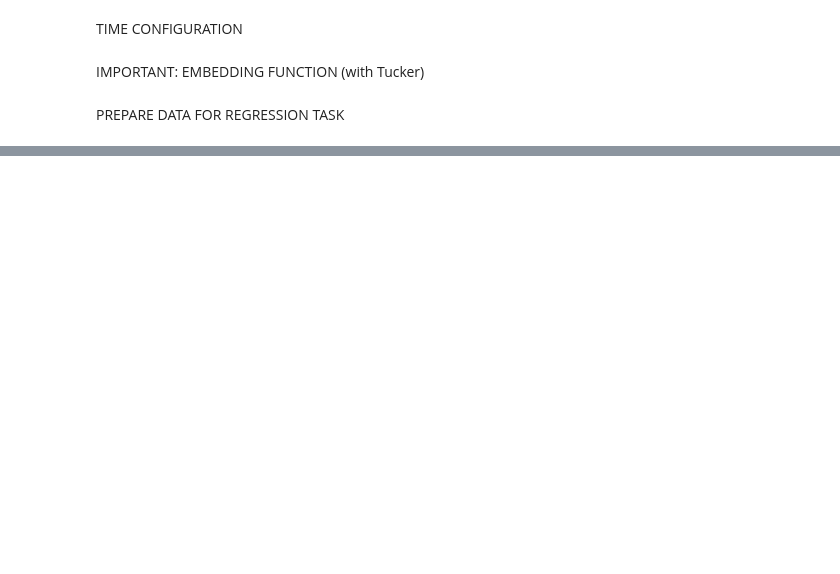
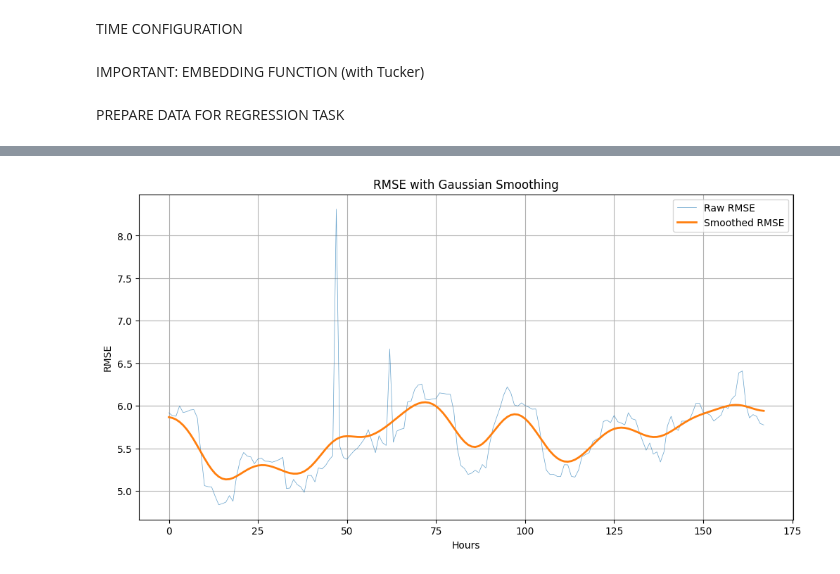
Before and after one commit to ArmanddeCacqueray/Rebalancig_final_repository, a Jupyter notebook: z_benchmark/moyenne.ipynb, the cells around one changed output, grey strips where cells are left out. Cells and saved outputs as stored; diff of their text form; code cells hidden in the pictures; blank space fills up the shorter version.

```diff
--- a/z_benchmark/moyenne.ipynb
+++ b/z_benchmark/moyenne.ipynb
@@ -217,0 +215,19 @@ PREDICTION FUNCTIONS
+# %%
+# Apply Gaussian smoothing to flat_rmse
+flat_rmse = flat_rmse[168:2*168]
+sigma = 5  # Adjust for stronger/weaker smoothing
+smoothed_rmse = gaussian_filter1d(flat_rmse, sigma=sigma)
+
+
+# Plot the raw and smoothed RMSE
+plt.figure(figsize=(12, 6))
+plt.plot(flat_rmse, alpha=0.7, linewidth=0.5, label='Raw RMSE')
+plt.plot(smoothed_rmse, linewidth=2, label=f'Smoothed RMSE')
+plt.xlabel('Hours')
+plt.ylabel('RMSE')
+plt.title('RMSE with Gaussian Smoothing')
+plt.legend()
+plt.grid(True)
+plt.show()
+# %% [output]
+[figure, added]
```
Also changed, not shown: parts of 17 cells of this notebook.
